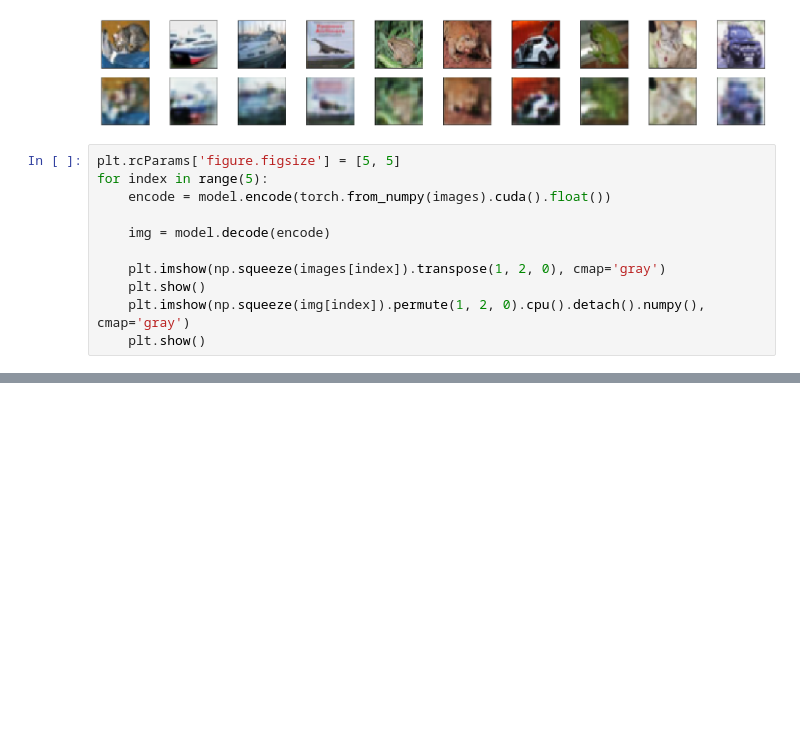
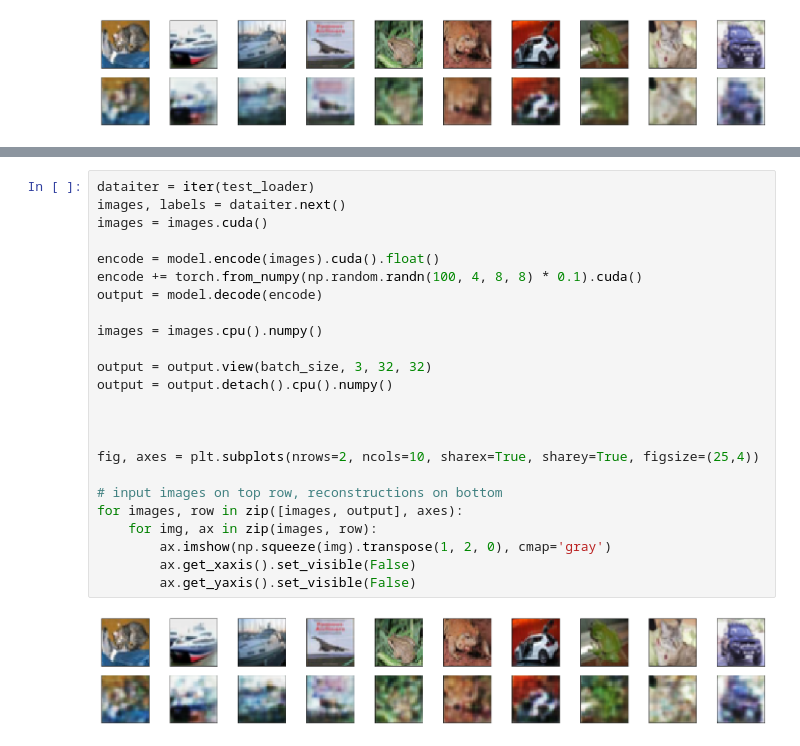
Before and after one commit to willGuimont/autoencoder-CIFAR10, a Jupyter notebook: autoencoder.ipynb, the cells around one changed output, grey strips where cells are left out. Drawn from its saved outputs; the diff is of its cells as text; blank space fills up the shorter version.

```diff
--- a/autoencoder.ipynb
+++ b/autoencoder.ipynb
@@ -150,14 +150,3 @@ for images, row in zip([images, output], axes):
         ax.get_yaxis().set_visible(False)
 # %% [output]
 [figure]
-# %%
-plt.rcParams['figure.figsize'] = [5, 5]
-for index in range(5):
-    encode = model.encode(torch.from_numpy(images).cuda().float())
-
-    img = model.decode(encode)
-
-    plt.imshow(np.squeeze(images[index]).transpose(1, 2, 0), cmap='gray')
-    plt.show()
-    plt.imshow(np.squeeze(img[index]).permute(1, 2, 0).cpu().detach().numpy(), cmap='gray')
-    plt.show()
@@ -174,0 +153,26 @@ for index in range(5):
+# %%
+dataiter = iter(test_loader)
+images, labels = dataiter.next()
+images = images.cuda()
+
+encode = model.encode(images).cuda().float()
+encode += torch.from_numpy(np.random.randn(100, 4, 8, 8) * 0.1).cuda()
+output = model.decode(encode)
+
+images = images.cpu().numpy()
+
+output = output.view(batch_size, 3, 32, 32)
+output = output.detach().cpu().numpy()
+
+
+
+fig, axes = plt.subplots(nrows=2, ncols=10, sharex=True, sharey=True, figsize=(25,4))
+
+# input images on top row, reconstructions on bottom
+for images, row in zip([images, output], axes):
+    for img, ax in zip(images, row):
+        ax.imshow(np.squeeze(img).transpose(1, 2, 0), cmap='gray')
+        ax.get_xaxis().set_visible(False)
+        ax.get_yaxis().set_visible(False)
+# %% [output]
+[figure, added]
```
Also changed, not shown: parts of 2 cells of this notebook.
